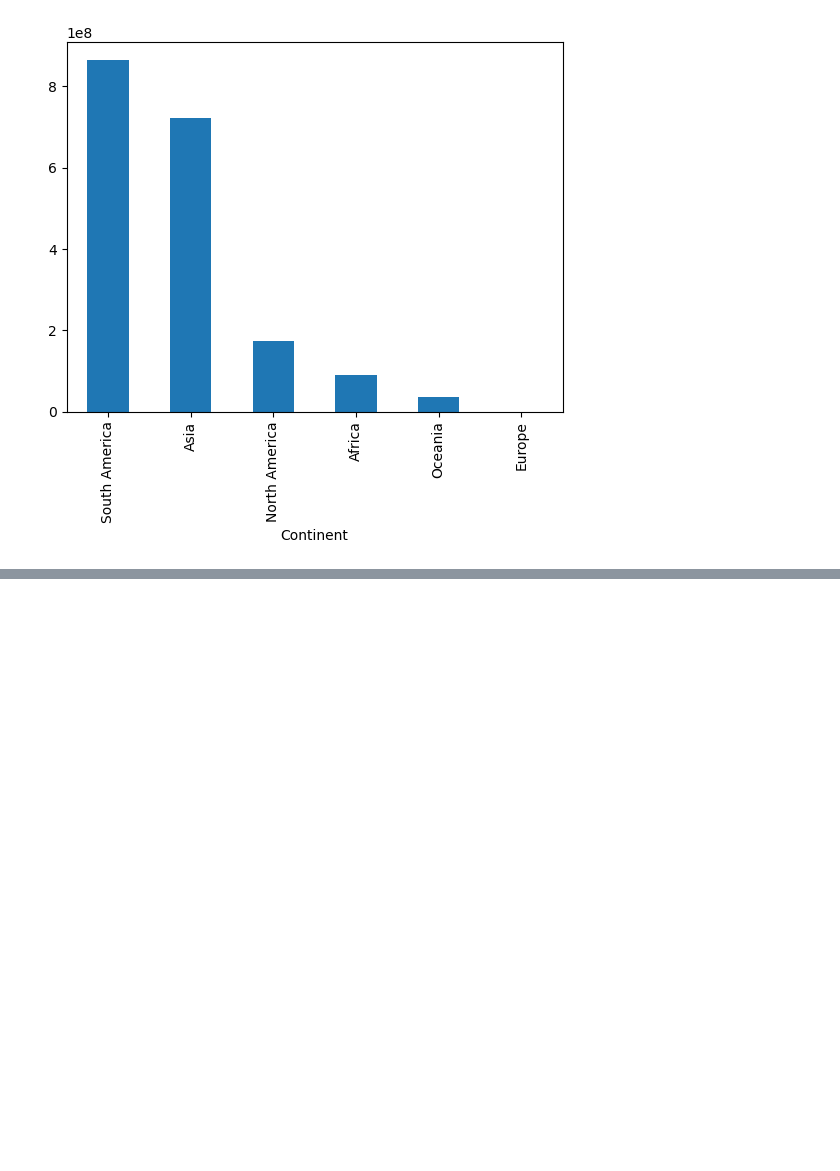
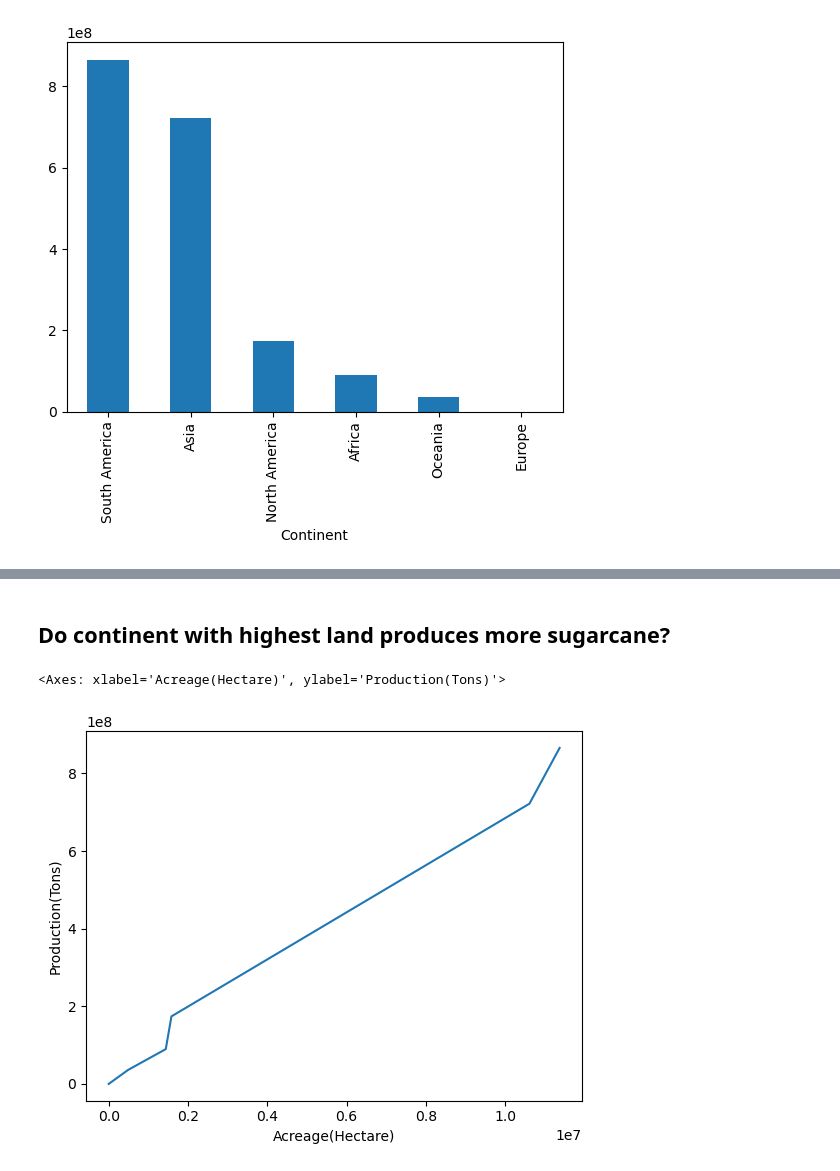
Before and after one commit to muskan-96/Data_Analysis_Projects, a Jupyter notebook: Sugarcane_Production_EDA/Sugarcane EDA.ipynb, the cells around one changed output, grey strips where cells are left out. Saved outputs shown, nothing was run; the diff lists cells and outputs as text; code cells hidden in the pictures; blank space fills up the shorter version.

```diff
--- a/Sugarcane_Production_EDA/Sugarcane EDA.ipynb
+++ b/Sugarcane_Production_EDA/Sugarcane EDA.ipynb
@@ -355,0 +388,7 @@ df_continent["Production(Tons)"].sort_values(ascending =  False).plot(kind = "ba
+# %% [markdown]
+## Do continent with highest land produces more sugarcane?
+# %%
+sns.lineplot(data = df_continent,x = "Acreage(Hectare)", y= "Production(Tons)" )
+# %% [output]
+<Axes: xlabel='Acreage(Hectare)', ylabel='Production(Tons)'>
+[figure, added]
```
Also changed, not shown: parts of 20 cells of this notebook, 1 other file.
